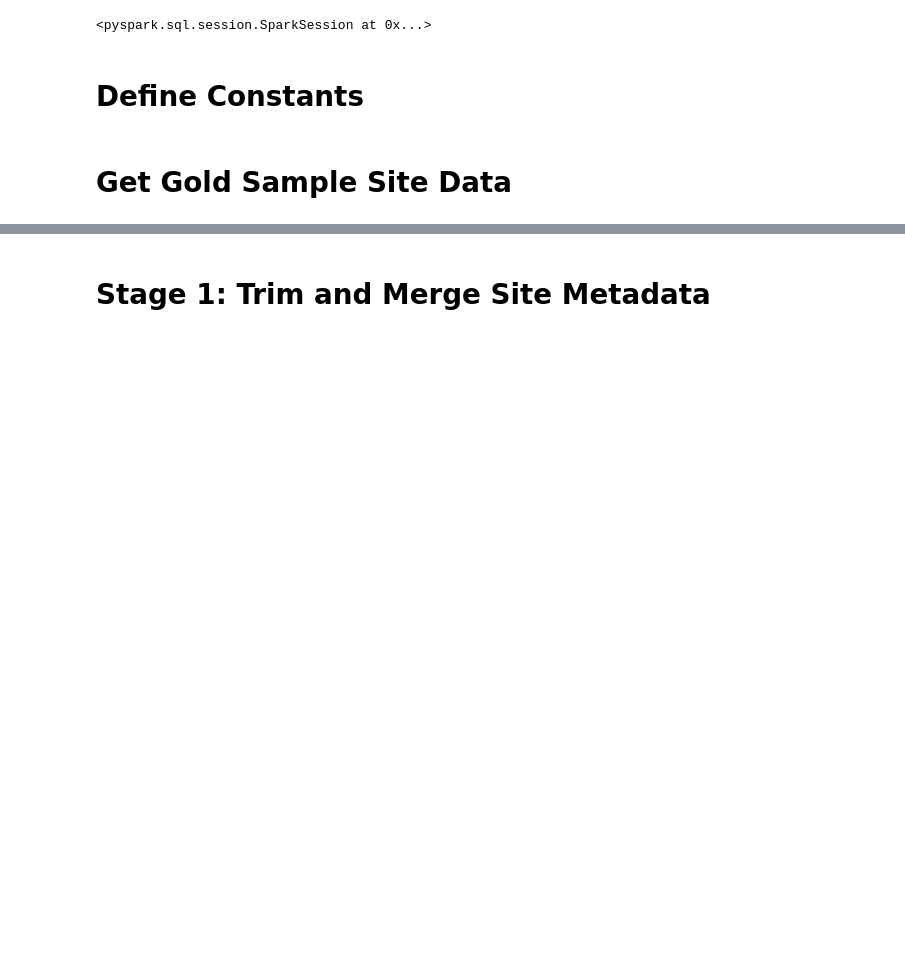
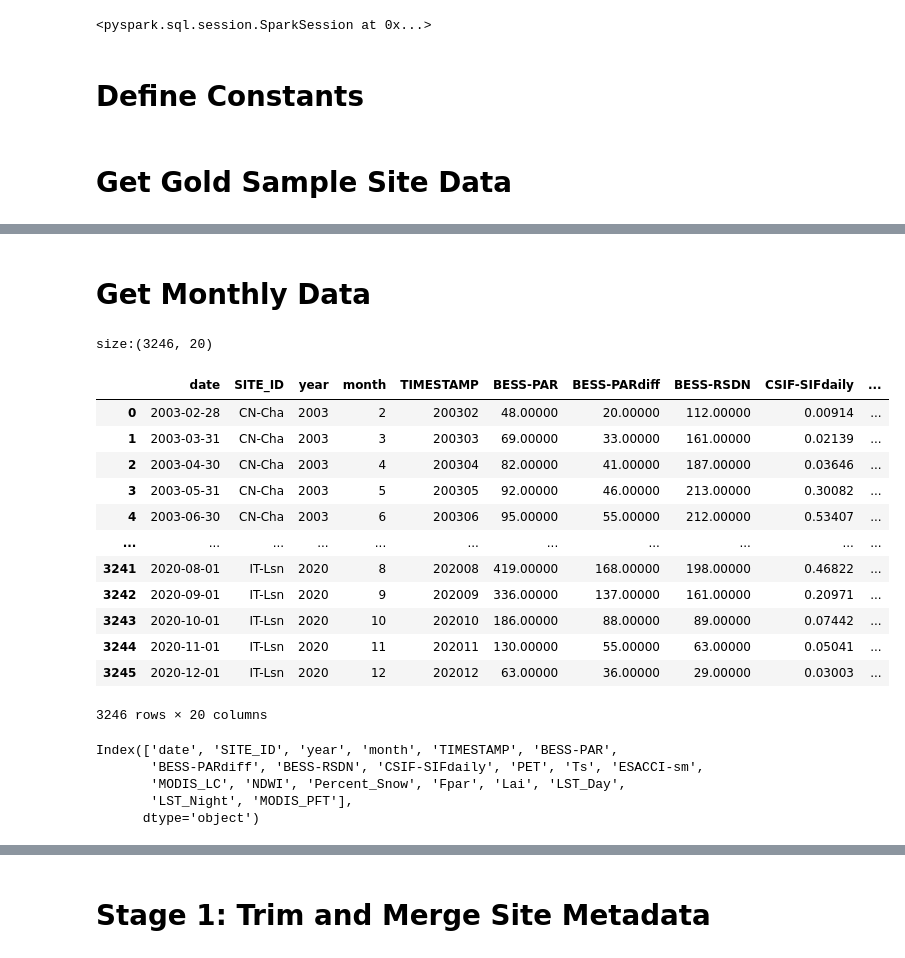
Before and after one commit to jcalz23/co2-flux-hourly-gpp-modeling, a Jupyter notebook: code/src/preprocessing/baseline-data-pipeline-v1.ipynb, the cells around one changed output, grey strips where cells are left out. Drawn from its saved outputs; the diff is of its cells as text; code cells hidden in the pictures; blank space fills up the shorter version.

```diff
--- a/code/src/preprocessing/baseline-data-pipeline-v1.ipynb
+++ b/code/src/preprocessing/baseline-data-pipeline-v1.ipynb
@@ -139,0 +152,36 @@ NameError: ignored
+# %% [markdown]
+# Get Monthly Data
+# %%
+# Load monthly metadata
+monthly_df = pd.read_csv(monthly_data_filename)
+
+# only focus on target sites
+monthly_df = monthly_df.loc[monthly_df['SITE_ID'].isin(train_sites + test_sites)]
+print(f"size:{monthly_df.shape}")
+monthly_df.reset_index(inplace=True, drop=True)
+monthly_df[['year','month', 'TIMESTAMP']] = monthly_df[['year','month', 'TIMESTAMP']].astype('int')
+monthly_df[['MODIS_LC']] = monthly_df[['MODIS_LC']].astype('int')
+monthly_df
+# %% [output]
+size:(3246, 20)
+|  | date | SITE_ID | year | month | TIMESTAMP | BESS-PAR | BESS-PARdiff | BESS-RSDN | CSIF-SIFdaily | ... |
+| 0 | 2003-02-28 | CN-Cha | 2003 | 2 | 200302 | 48.00000 | 20.00000 | 112.00000 | 0.00914 | ... |
+| 1 | 2003-03-31 | CN-Cha | 2003 | 3 | 200303 | 69.00000 | 33.00000 | 161.00000 | 0.02139 | ... |
+| 2 | 2003-04-30 | CN-Cha | 2003 | 4 | 200304 | 82.00000 | 41.00000 | 187.00000 | 0.03646 | ... |
+| 3 | 2003-05-31 | CN-Cha | 2003 | 5 | 200305 | 92.00000 | 46.00000 | 213.00000 | 0.30082 | ... |
+| 4 | 2003-06-30 | CN-Cha | 2003 | 6 | 200306 | 95.00000 | 55.00000 | 212.00000 | 0.53407 | ... |
+| ... | ... | ... | ... | ... | ... | ... | ... | ... | ... | ... |
+| 3241 | 2020-08-01 | IT-Lsn | 2020 | 8 | 202008 | 419.00000 | 168.00000 | 198.00000 | 0.46822 | ... |
+| 3242 | 2020-09-01 | IT-Lsn | 2020 | 9 | 202009 | 336.00000 | 137.00000 | 161.00000 | 0.20971 | ... |
+| 3243 | 2020-10-01 | IT-Lsn | 2020 | 10 | 202010 | 186.00000 | 88.00000 | 89.00000 | 0.07442 | ... |
+| 3244 | 2020-11-01 | IT-Lsn | 2020 | 11 | 202011 | 130.00000 | 55.00000 | 63.00000 | 0.05041 | ... |
+| 3245 | 2020-12-01 | IT-Lsn | 2020 | 12 | 202012 | 63.00000 | 36.00000 | 29.00000 | 0.03003 | ... |
+3246 rows × 20 columns
+# %%
+monthly_df.columns
+# %% [output]
+Index(['date', 'SITE_ID', 'year', 'month', 'TIMESTAMP', 'BESS-PAR',
+       'BESS-PARdiff', 'BESS-RSDN', 'CSIF-SIFdaily', 'PET', 'Ts', 'ESACCI-sm',
+       'MODIS_LC', 'NDWI', 'Percent_Snow', 'Fpar', 'Lai', 'LST_Day',
+       'LST_Night', 'MODIS_PFT'],
+      dtype='object')
```
Also changed, not shown: parts of 23 cells of this notebook.
